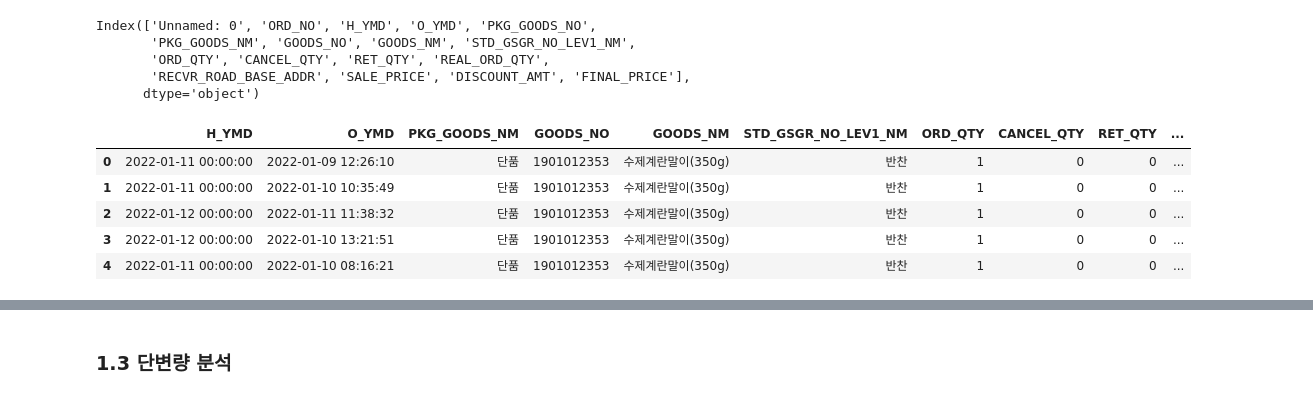
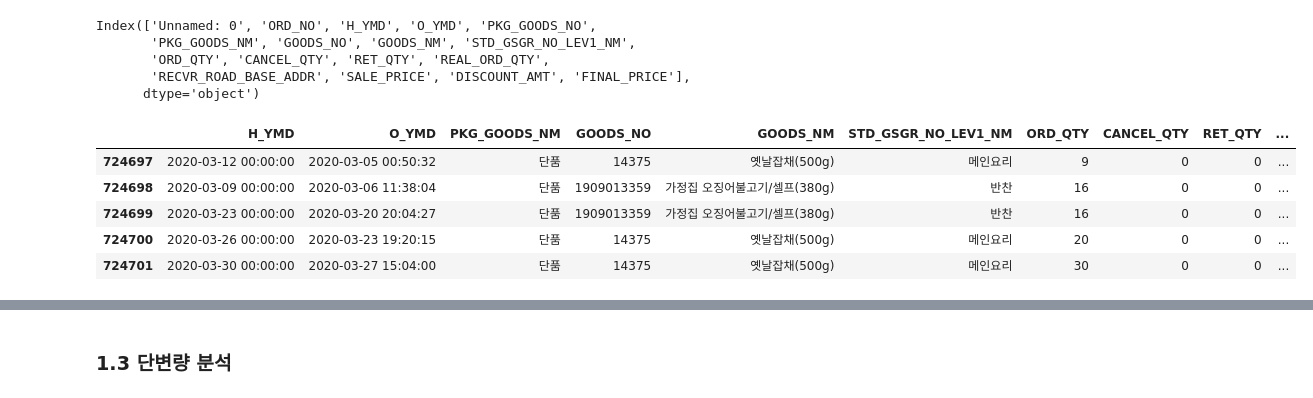
Before and after one commit to olsunghyun0416/Dongwon_Project, a Jupyter notebook: 더반찬_주문량예측.ipynb, the cells around one changed output, grey strips where cells are left out. Saved outputs shown, nothing was run; the diff lists cells and outputs as text; code cells hidden in the pictures.

```diff
--- a/더반찬_주문량예측.ipynb
+++ b/더반찬_주문량예측.ipynb
@@ -305,24 +305,24 @@ copy_data['RECVR_ROAD_BASE_ADDR'].loc[copy_data['RECVR_ROAD_BASE_ADDR'].str.cont
 copy_data['RECVR_ROAD_BASE_ADDR'].loc[copy_data['RECVR_ROAD_BASE_ADDR'].str.contains('평택')] = '평택시'
 copy_data['RECVR_ROAD_BASE_ADDR'].loc[copy_data['RECVR_ROAD_BASE_ADDR'].str.contains('하남')] = '하남시'
 copy_data['RECVR_ROAD_BASE_ADDR'].loc[copy_data['RECVR_ROAD_BASE_ADDR'].str.contains('부천')] = '부천시'
-copy_data['RECVR_ROAD_BASE_ADDR'].loc[copy_data['RECVR_ROAD_BASE_ADDR'].str.contains('오산')] = '오산시'
+copy_data['RECVR_ROAD_BASE_ADDR'].loc[copy_data['RECVR_ROAD_BASE_ADDR'].str.contains('오산')] = '경기도'
 copy_data['RECVR_ROAD_BASE_ADDR'].loc[copy_data['RECVR_ROAD_BASE_ADDR'].str.contains('안산')] = '안산시'
 copy_data['RECVR_ROAD_BASE_ADDR'].loc[copy_data['RECVR_ROAD_BASE_ADDR'].str.contains('군포')] = '군포시'
-copy_data['RECVR_ROAD_BASE_ADDR'].loc[copy_data['RECVR_ROAD_BASE_ADDR'].str.contains('안성')] = '안성시'
-copy_data['RECVR_ROAD_BASE_ADDR'].loc[copy_data['RECVR_ROAD_BASE_ADDR'].str.contains('구리')] = '구리시'
+copy_data['RECVR_ROAD_BASE_ADDR'].loc[copy_data['RECVR_ROAD_BASE_ADDR'].str.contains('안성')] = '경기도'
+copy_data['RECVR_ROAD_BASE_ADDR'].loc[copy_data['RECVR_ROAD_BASE_ADDR'].str.contains('구리')] = '경기도'
 copy_data['RECVR_ROAD_BASE_ADDR'].loc[copy_data['RECVR_ROAD_BASE_ADDR'].str.contains('파주')] = '파주시'
 copy_data['RECVR_ROAD_BASE_ADDR'].loc[copy_data['RECVR_ROAD_BASE_ADDR'].str.contains('광명')] = '광명시'
-copy_data['RECVR_ROAD_BASE_ADDR'].loc[copy_data['RECVR_ROAD_BASE_ADDR'].str.contains('과천')] = '과천시'
-copy_data['RECVR_ROAD_BASE_ADDR'].loc[copy_data['RECVR_ROAD_BASE_ADDR'].str.contains('포천')] = '포천시'
+copy_data['RECVR_ROAD_BASE_ADDR'].loc[copy_data['RECVR_ROAD_BASE_ADDR'].str.contains('과천')] = '경기도'
+copy_data['RECVR_ROAD_BASE_ADDR'].loc[copy_data['RECVR_ROAD_BASE_ADDR'].str.contains('포천')] = '경기도'
 copy_data['RECVR_ROAD_BASE_ADDR'].loc[copy_data['RECVR_ROAD_BASE_ADDR'].str.contains('남양주')] = '남양주시'
-copy_data['RECVR_ROAD_BASE_ADDR'].loc[copy_data['RECVR_ROAD_BASE_ADDR'].str.contains('의정부')] = '의정부시'
-copy_data['RECVR_ROAD_BASE_ADDR'].loc[copy_data['RECVR_ROAD_BASE_ADDR'].str.contains('시흥')] = '시흥시'
-copy_data['RECVR_ROAD_BASE_ADDR'].loc[copy_data['RECVR_ROAD_BASE_ADDR'].str.contains('연천')] = '연천시'
-copy_data['RECVR_ROAD_BASE_ADDR'].loc[copy_data['RECVR_ROAD_BASE_ADDR'].str.contains('여주')] = '여주시'
-copy_data['RECVR_ROAD_BASE_ADDR'].loc[copy_data['RECVR_ROAD_BASE_ADDR'].str.contains('의왕')] = '의왕시'
+copy_data['RECVR_ROAD_BASE_ADDR'].loc[copy_data['RECVR_ROAD_BASE_ADDR'].str.contains('의정부')] = '경기도'
+copy_data['RECVR_ROAD_BASE_ADDR'].loc[copy_data['RECVR_ROAD_BASE_ADDR'].str.contains('시흥')] = '경기도'
+copy_data['RECVR_ROAD_BASE_ADDR'].loc[copy_data['RECVR_ROAD_BASE_ADDR'].str.contains('연천')] = '경기도'
+copy_data['RECVR_ROAD_BASE_ADDR'].loc[copy_data['RECVR_ROAD_BASE_ADDR'].str.contains('여주')] = '경기도'
+copy_data['RECVR_ROAD_BASE_ADDR'].loc[copy_data['RECVR_ROAD_BASE_ADDR'].str.contains('의왕')] = '경기도'
 copy_data['RECVR_ROAD_BASE_ADDR'].loc[copy_data['RECVR_ROAD_BASE_ADDR'].str.contains('안양')] = '안양시'
 copy_data['RECVR_ROAD_BASE_ADDR'].loc[copy_data['RECVR_ROAD_BASE_ADDR'].str.contains('김포')] = '김포시'
-copy_data['RECVR_ROAD_BASE_ADDR'].loc[copy_data['RECVR_ROAD_BASE_ADDR'].str.contains('이천')] = '이천시'
+copy_data['RECVR_ROAD_BASE_ADDR'].loc[copy_data['RECVR_ROAD_BASE_ADDR'].str.contains('이천')] = '경기도'
 copy_data['RECVR_ROAD_BASE_ADDR'].loc[copy_data['RECVR_ROAD_BASE_ADDR'].str.contains('경기')] = '경기도'
 copy_data['RECVR_ROAD_BASE_ADDR'].loc[copy_data['RECVR_ROAD_BASE_ADDR'].str.contains('Gyeonggi')] = '경기도'
 
@@ -383,11 +383,12 @@ copy_data['RECVR_ROAD_BASE_ADDR'].value_counts()
 10, Y                     1
 Name: RECVR_ROAD_BASE_ADDR, dtype: int64
 # %%
-# 위 과정을 거치고도 남은 데이터와 세트와 상품이라는 이름으로 잘못 적재 된 데이터들은 NaN값으로 바꾸어준다.
+# 위 과정을 거치고도 남은 데이터와 잘못 적재 된 데이터들은 NaN값으로 바꾸어준다.
 # 해당 결측치는 추우 KNN Imputer나 다른 방법으로 메꿀 예정이다.
 
 area = ['서울시','인천시','부산시','대구시','광주시','대전시','울산시','세종시','용인시','고양시','수원시', '강원도',
-        '성남시','경기도','충청남도','충청북도','전라남도','전라북도','경상남도','경상북도','제주시']
+        '성남시','화성시','평택시','하남시','부천시','안산시','군포시', '파주시', '광명시', '남양주시', '안양시',
+        '김포시','경기도','충청남도','충청북도','전라남도','전라북도','경상남도','경상북도','제주시']
 
 copy_data['RECVR_ROAD_BASE_ADDR'].loc[~copy_data['RECVR_ROAD_BASE_ADDR'].isin(area)] = np.nan
 # %% [output]
@@ -445,11 +446,11 @@ Index(['Unnamed: 0', 'ORD_NO', 'H_YMD', 'O_YMD', 'PKG_GOODS_NO',
 dummy_col = ['Unnamed: 0', 'ORD_NO', 'PKG_GOODS_NO']
 copy_data = copy_data.drop(dummy_col, axis=1)
 # %%
-copy_data.head()
+copy_data.tail()
 # %% [output]
 |  | H_YMD | O_YMD | PKG_GOODS_NM | GOODS_NO | GOODS_NM | STD_GSGR_NO_LEV1_NM | ORD_QTY | CANCEL_QTY | RET_QTY | ... |
-| 0 | 2022-01-11 00:00:00 | 2022-01-09 12:26:10 | 단품 | 1901012353 | 수제계란말이(350g) | 반찬 | 1 | 0 | 0 | ... |
-| 1 | 2022-01-11 00:00:00 | 2022-01-10 10:35:49 | 단품 | 1901012353 | 수제계란말이(350g) | 반찬 | 1 | 0 | 0 | ... |
-| 2 | 2022-01-12 00:00:00 | 2022-01-11 11:38:32 | 단품 | 1901012353 | 수제계란말이(350g) | 반찬 | 1 | 0 | 0 | ... |
-| 3 | 2022-01-12 00:00:00 | 2022-01-10 13:21:51 | 단품 | 1901012353 | 수제계란말이(350g) | 반찬 | 1 | 0 | 0 | ... |
-| 4 | 2022-01-11 00:00:00 | 2022-01-10 08:16:21 | 단품 | 1901012353 | 수제계란말이(350g) | 반찬 | 1 | 0 | 0 | ... |
+| 724697 | 2020-03-12 00:00:00 | 2020-03-05 00:50:32 | 단품 | 14375 | 옛날잡채(500g) | 메인요리 | 9 | 0 | 0 | ... |
+| 724698 | 2020-03-09 00:00:00 | 2020-03-06 11:38:04 | 단품 | 1909013359 | 가정집 오징어불고기/셀프(380g) | 반찬 | 16 | 0 | 0 | ... |
+| 724699 | 2020-03-23 00:00:00 | 2020-03-20 20:04:27 | 단품 | 1909013359 | 가정집 오징어불고기/셀프(380g) | 반찬 | 16 | 0 | 0 | ... |
+| 724700 | 2020-03-26 00:00:00 | 2020-03-23 19:20:15 | 단품 | 14375 | 옛날잡채(500g) | 메인요리 | 20 | 0 | 0 | ... |
+| 724701 | 2020-03-30 00:00:00 | 2020-03-27 15:04:00 | 단품 | 14375 | 옛날잡채(500g) | 메인요리 | 30 | 0 | 0 | ... |
```
Also changed, not shown: parts of 8 cells of this notebook.
